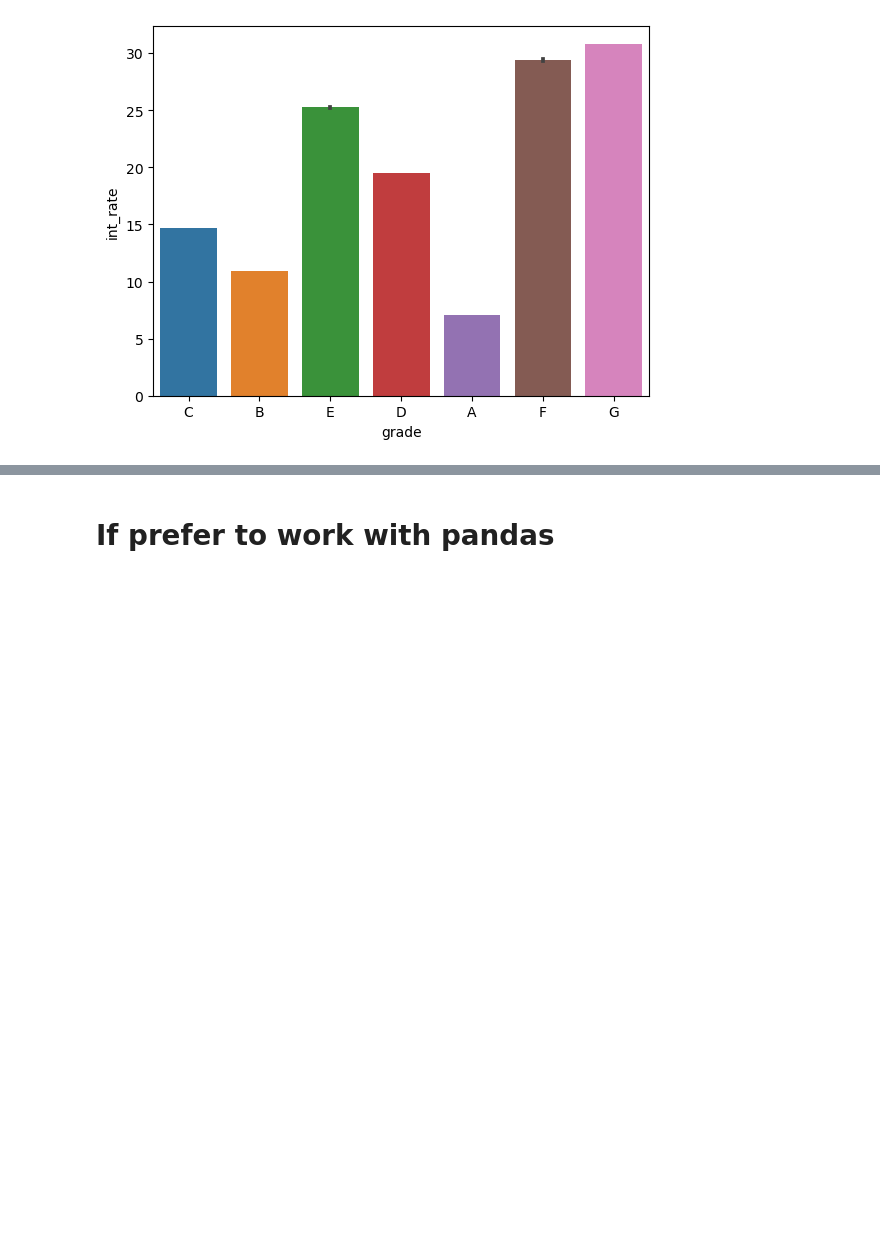
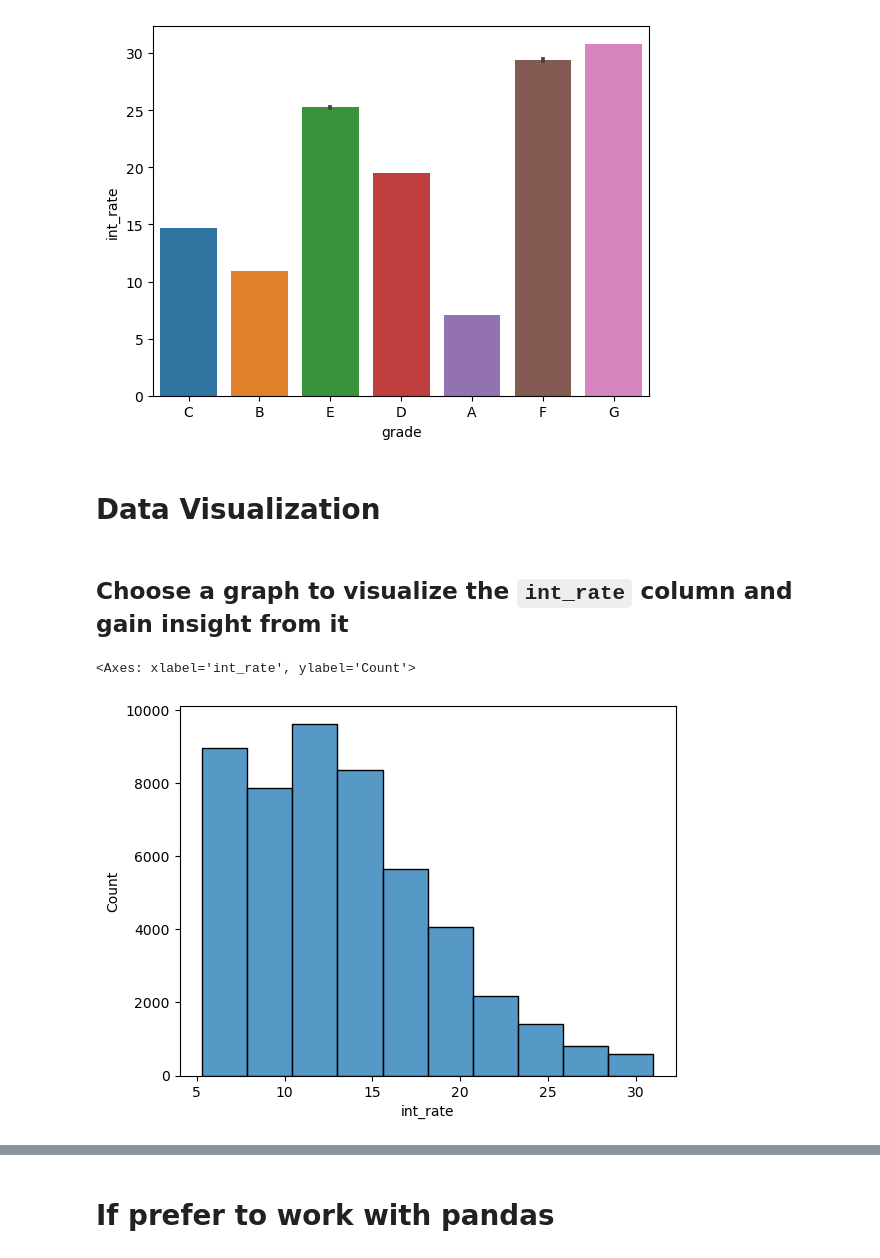
Before and after one commit to vengleab/BigData-Sunrise-2024, a Jupyter notebook: spark-sql/Spark SQL.ipynb, the cells around one changed output, grey strips where cells are left out. Saved outputs shown, nothing was run; the diff lists cells and outputs as text; code cells hidden in the pictures; blank space fills up the shorter version.

Commit message:
Data visualization

```diff
--- a/spark-sql/Spark SQL.ipynb
+++ b/spark-sql/Spark SQL.ipynb
@@ -653,3 +653,16 @@ sns.barplot(data.toPandas(), x="grade", y="int_rate", estimator="mean" )
 # %% [output]
 <Axes: xlabel='grade', ylabel='int_rate'>
 [figure]
+# %% [markdown]
+# Data Visualization
+# %% [markdown]
+## Choose a graph to visualize the `int_rate` column and gain insight from it
+# %%
+import matplotlib.pyplot as plt
+import seaborn as sns
+
+pdf = data.toPandas()
+sns.histplot(pdf["int_rate"], bins=10)
+# %% [output]
+<Axes: xlabel='int_rate', ylabel='Count'>
+[figure, added]
```
Also changed, not shown: parts of 5 cells of this notebook.
